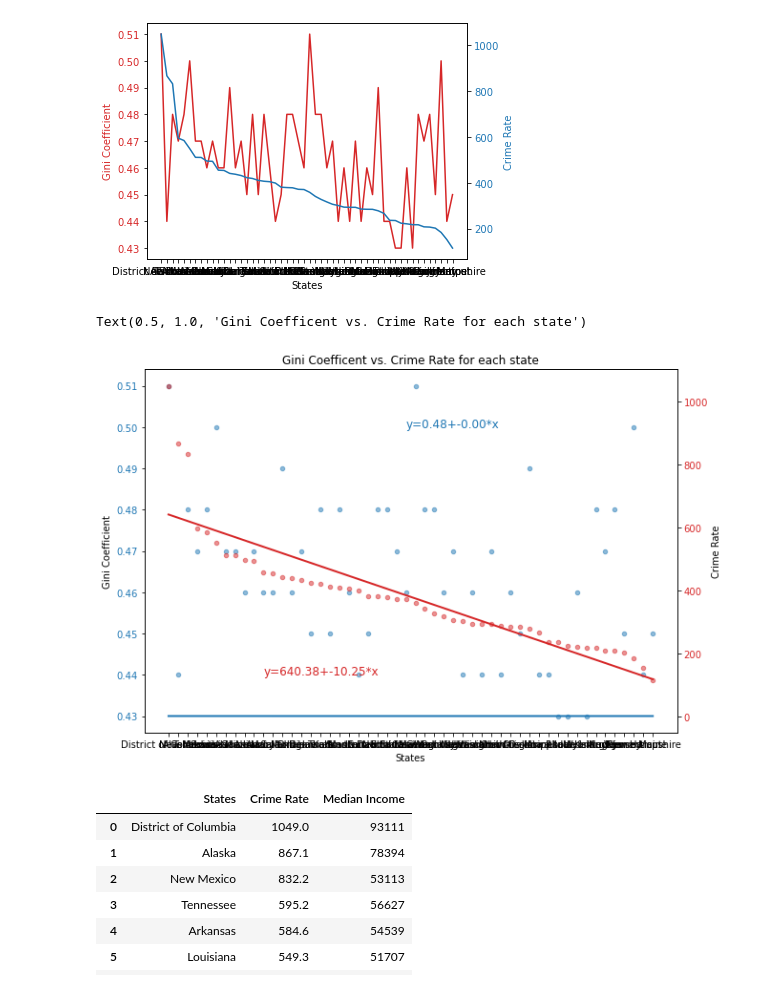
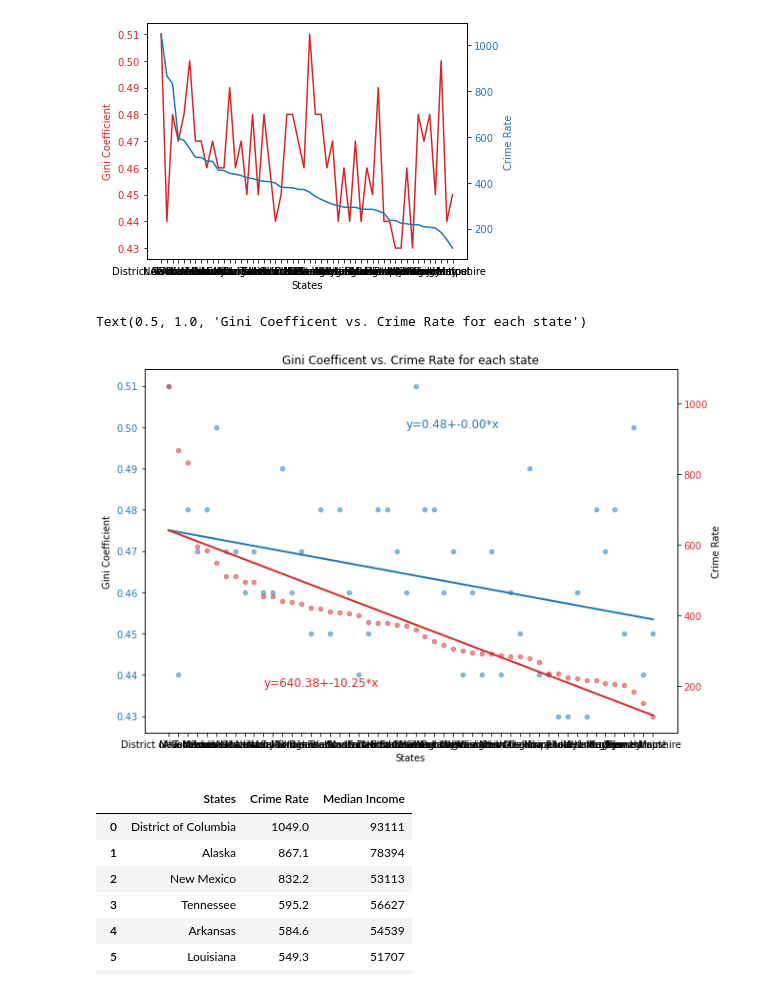
Before and after one commit to YaejiS/Income-inequality-vs-crime, a Jupyter notebook: income inequality vs crime.ipynb, the cells around one changed output. Cells and saved outputs as stored; diff of their text form; code cells hidden in the pictures.

```diff
--- a/income inequality vs crime.ipynb
+++ b/income inequality vs crime.ipynb
@@ -105,31 +106,31 @@ plt.show()
 # %%
 # Polynomial
 gini_fit = np.polyfit(data.index, data['Gini Coefficient'], 1)
 crime_fit = np.polyfit(data.index, data['Crime Rate'], 1)
 
 # Scatter plot
 color1 = 'tab:blue'
 ax1 = data.plot(kind='scatter', x='States', y='Gini Coefficient', color=color1, alpha=0.5, figsize=(10, 7))
 ax1.tick_params(axis='y', labelcolor=color1)
 
 ax2 = ax1.twinx()
 color2 = 'tab:red'
 data.plot(kind='scatter', x='States', y= 'Crime Rate', color=color2, alpha=0.5, figsize=(10, 7), ax=ax2)
 ax2.tick_params(axis='y', labelcolor=color2)
 
 # Regression lines
-plt.plot(data.index, gini_fit[0] * data.index + gini_fit[1], color=color1, linewidth=2)
+ax1.plot(data.index, gini_fit[0] * data.index + gini_fit[1], color=color1, linewidth=2)
 ax2.plot(data.index, crime_fit[0] * data.index + crime_fit[1], color=color2, linewidth=2)
 
 # Regression equation
 ax1.text(25, 0.5, 'y={:.2f}+{:.2f}*x'.format(gini_fit[1], gini_fit[0]), color=color1, size=12)
-ax1.text(10, 0.44, 'y={:.2f}+{:.2f}*x'.format(crime_fit[1], crime_fit[0]), color=color2, size=12)
+ax2.text(10, 200, 'y={:.2f}+{:.2f}*x'.format(crime_fit[1], crime_fit[0]), color=color2, size=12)
 
 # legend, title
 plt.title('Gini Coefficent vs. Crime Rate for each state')
 # %% [output]
 Text(0.5, 1.0, 'Gini Coefficent vs. Crime Rate for each state')
-[figure, old version]
+[figure, new version]
 # %%
 median_income = requests.get('https://www.statista.com/statistics/233170/median-household-income-in-the-united-states-by-state/', headers=headers)
 
```
Also changed, not shown: parts of 3 cells of this notebook.
